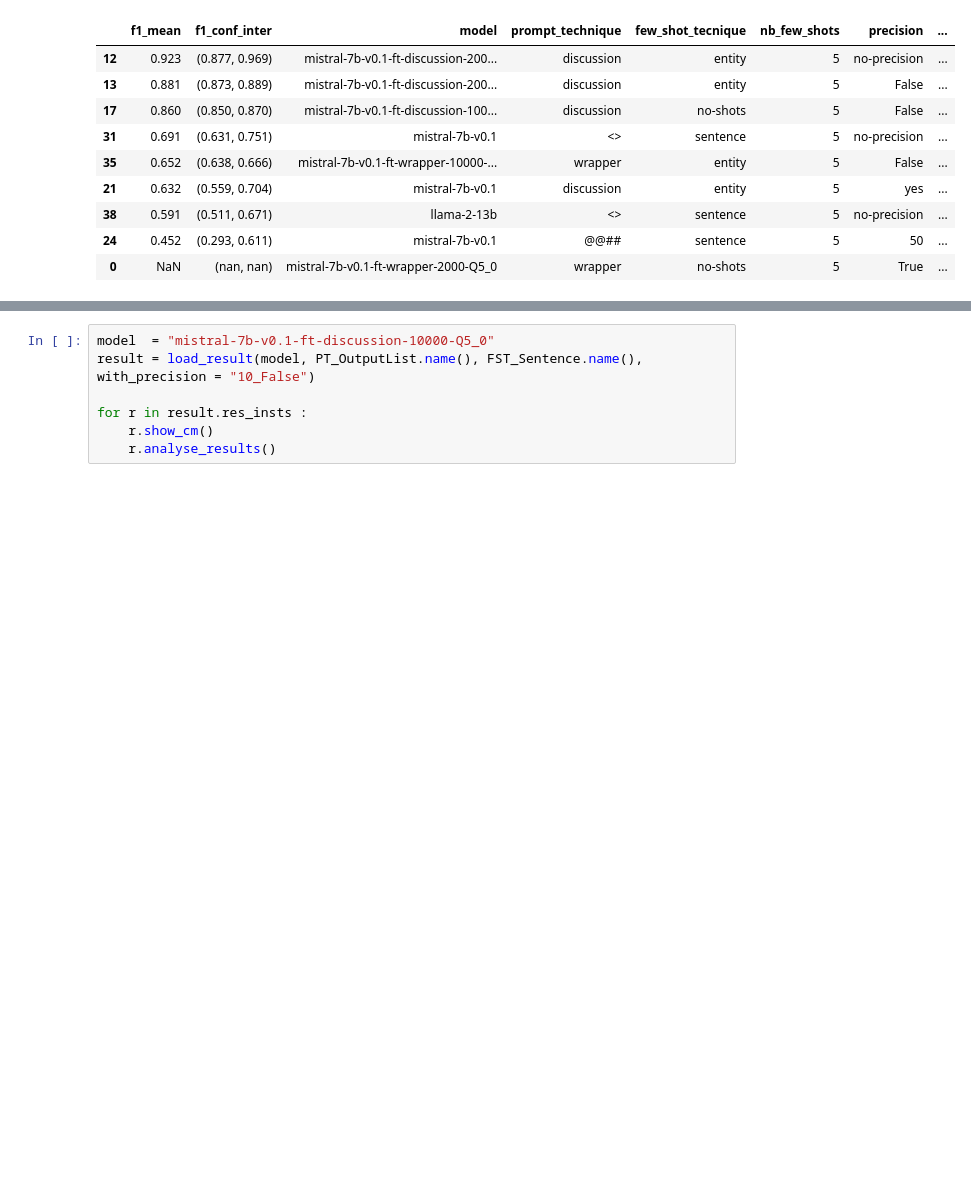
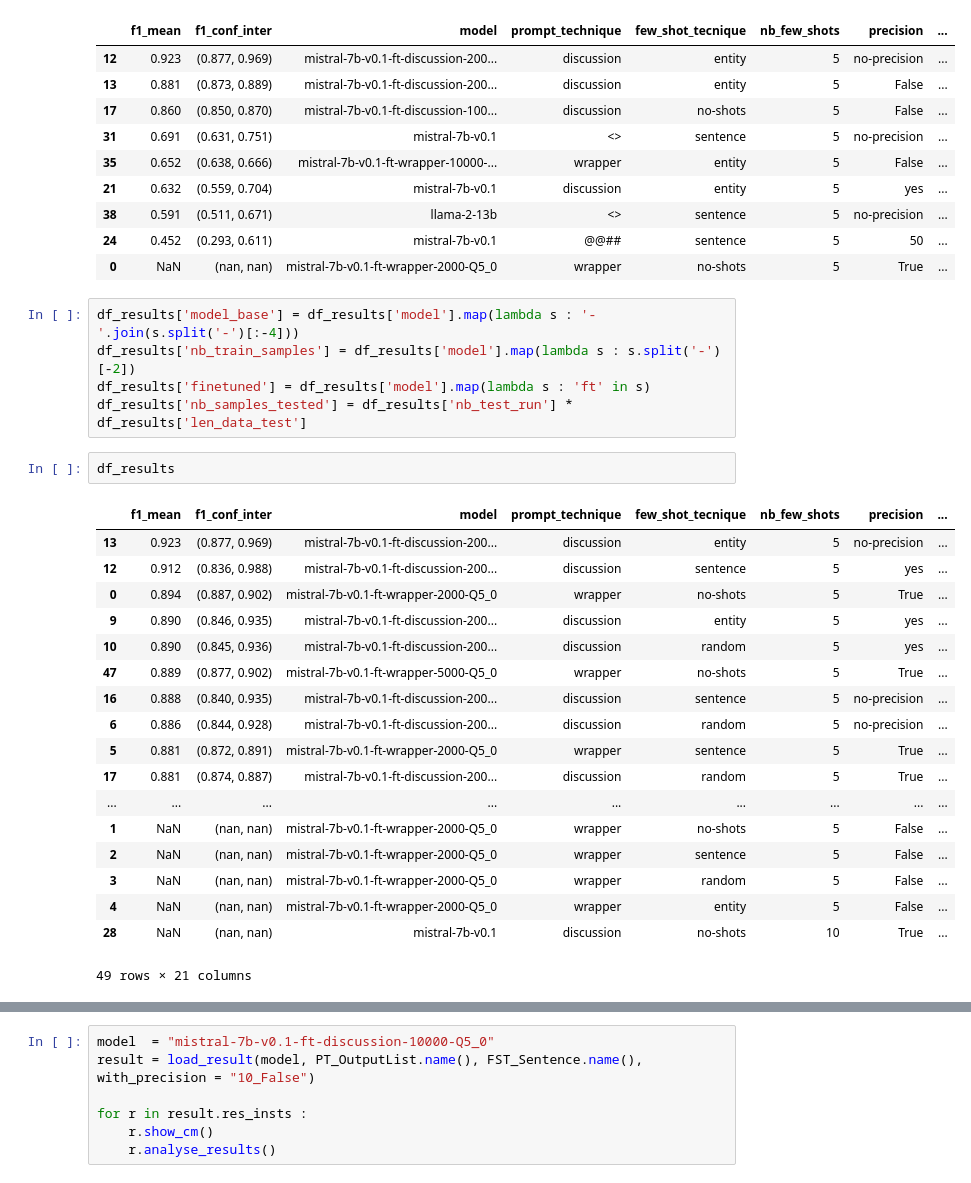
Before and after one commit to MathieuDesponds/Information-extraction-in-official-documents-using-LLMs, a Jupyter notebook: analysing_results.ipynb, the cells around one changed output, grey strips where cells are left out. Saved outputs shown, nothing was run; the diff lists cells and outputs as text; blank space fills up the shorter version.

```diff
--- a/analysing_results.ipynb
+++ b/analysing_results.ipynb
@@ -31,3 +43,29 @@ df_results.groupby(['model', 'prompt_technique', 'nb_test_run']).head(1).sort_va
 | 38 | 0.591 | (0.511, 0.671) | llama-2-13b | <> | sentence | 5 | no-precision | ... |
 | 24 | 0.452 | (0.293, 0.611) | mistral-7b-v0.1 | @@## | sentence | 5 | 50 | ... |
 | 0 | NaN | (nan, nan) | mistral-7b-v0.1-ft-wrapper-2000-Q5_0 | wrapper | no-shots | 5 | True | ... |
+# %%
+df_results['model_base'] = df_results['model'].map(lambda s : '-'.join(s.split('-')[:-4]))
+df_results['nb_train_samples'] = df_results['model'].map(lambda s : s.split('-')[-2])
+df_results['finetuned'] = df_results['model'].map(lambda s : 'ft' in s)
+df_results['nb_samples_tested'] = df_results['nb_test_run'] * df_results['len_data_test']
+# %%
+df_results
+# %% [output]
+|  | f1_mean | f1_conf_inter | model | prompt_technique | few_shot_tecnique | nb_few_shots | precision | ... |
+| 13 | 0.923 | (0.877, 0.969) | mistral-7b-v0.1-ft-discussion-200... | discussion | entity | 5 | no-precision | ... |
+| 12 | 0.912 | (0.836, 0.988) | mistral-7b-v0.1-ft-discussion-200... | discussion | sentence | 5 | yes | ... |
+| 0 | 0.894 | (0.887, 0.902) | mistral-7b-v0.1-ft-wrapper-2000-Q5_0 | wrapper | no-shots | 5 | True | ... |
+| 9 | 0.890 | (0.846, 0.935) | mistral-7b-v0.1-ft-discussion-200... | discussion | entity | 5 | yes | ... |
+| 10 | 0.890 | (0.845, 0.936) | mistral-7b-v0.1-ft-discussion-200... | discussion | random | 5 | yes | ... |
+| 47 | 0.889 | (0.877, 0.902) | mistral-7b-v0.1-ft-wrapper-5000-Q5_0 | wrapper | no-shots | 5 | True | ... |
+| 16 | 0.888 | (0.840, 0.935) | mistral-7b-v0.1-ft-discussion-200... | discussion | sentence | 5 | no-precision | ... |
+| 6 | 0.886 | (0.844, 0.928) | mistral-7b-v0.1-ft-discussion-200... | discussion | random | 5 | no-precision | ... |
+| 5 | 0.881 | (0.872, 0.891) | mistral-7b-v0.1-ft-wrapper-2000-Q5_0 | wrapper | sentence | 5 | True | ... |
+| 17 | 0.881 | (0.874, 0.887) | mistral-7b-v0.1-ft-discussion-200... | discussion | random | 5 | True | ... |
+| ... | ... | ... | ... | ... | ... | ... | ... | ... |
+| 1 | NaN | (nan, nan) | mistral-7b-v0.1-ft-wrapper-2000-Q5_0 | wrapper | no-shots | 5 | False | ... |
+| 2 | NaN | (nan, nan) | mistral-7b-v0.1-ft-wrapper-2000-Q5_0 | wrapper | sentence | 5 | False | ... |
+| 3 | NaN | (nan, nan) | mistral-7b-v0.1-ft-wrapper-2000-Q5_0 | wrapper | random | 5 | False | ... |
+| 4 | NaN | (nan, nan) | mistral-7b-v0.1-ft-wrapper-2000-Q5_0 | wrapper | entity | 5 | False | ... |
+| 28 | NaN | (nan, nan) | mistral-7b-v0.1 | discussion | no-shots | 10 | True | ... |
+49 rows × 21 columns
```
Also changed, not shown: parts of 2 cells of this notebook, 31 other files.
